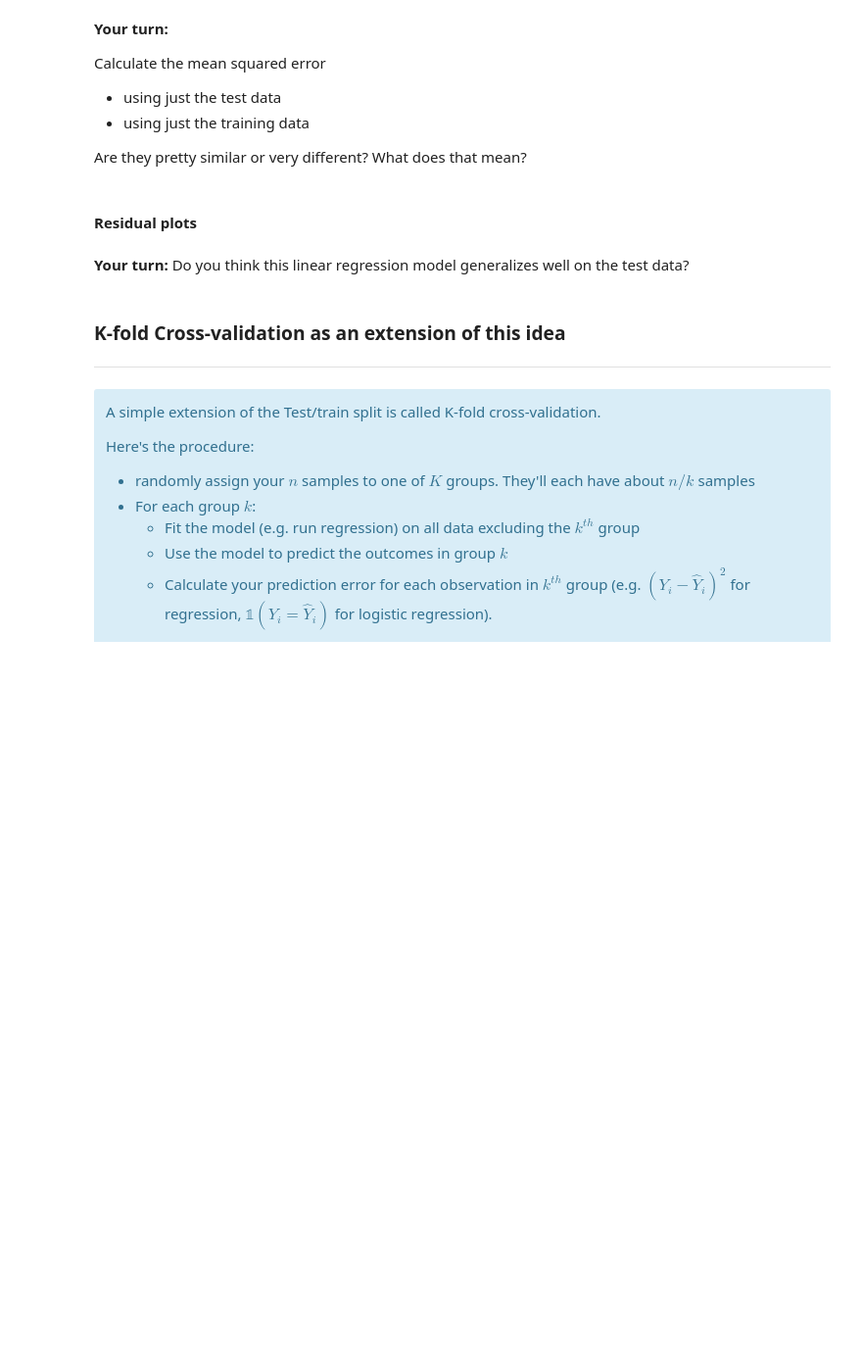
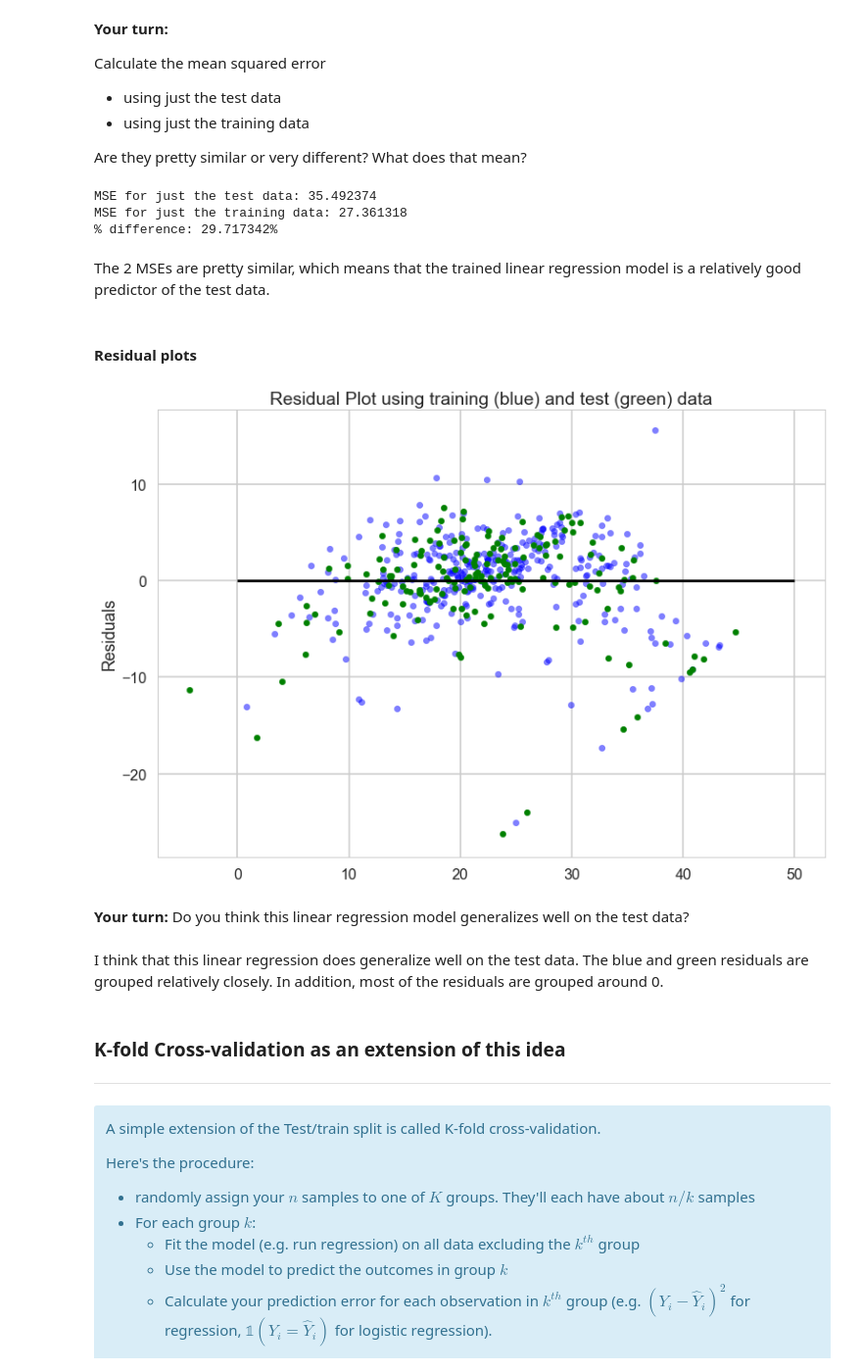
Before and after one commit to rs1024/linear_regression, a Jupyter notebook: Mini_Project_Linear_Regression.ipynb, the cells around one changed output. Shown at 98% size. Drawn from its saved outputs; the diff is of its cells as text; code cells hidden in the pictures; blank space fills up the shorter version.

```diff
--- a/Mini_Project_Linear_Regression.ipynb
+++ b/Mini_Project_Linear_Regression.ipynb
@@ -768,13 +818,31 @@ Are they pretty similar or very different? What does that mean?
+# %%
+mse_train = np.mean((Y_train - lm_train.predict(X_train[['CRIM', 'RM', 'LSTAT']])) ** 2)
+mse_test = np.mean((Y_test - lm_train_prediction) ** 2)
+
+print('MSE for just the test data: %f' % mse_test)
+print('MSE for just the training data: %f' % mse_train)
+print('%% difference: %f%%' % ((mse_test / mse_train - 1) * 100))
+# %% [output]
+MSE for just the test data: 35.492374
+MSE for just the training data: 27.361318
+% difference: 29.717342%
+# %% [markdown]
+The 2 MSEs are pretty similar, which means that the trained linear regression model is a relatively good predictor of the test data.
 # %% [markdown]
 #### Residual plots
 # %%
 plt.scatter(lm.predict(X_train), lm.predict(X_train) - Y_train, c='b', s=40, alpha=0.5)
 plt.scatter(lm.predict(X_test), lm.predict(X_test) - Y_test, c='g', s=40)
 plt.hlines(y = 0, xmin=0, xmax = 50)
 plt.title('Residual Plot using training (blue) and test (green) data')
 plt.ylabel('Residuals')
+None
+# %% [output]
+[figure, added]
 # %% [markdown]
 **Your turn:** Do you think this linear regression model generalizes well on the test data?
+# %% [markdown]
+I think that this linear regression does generalize well on the test data. The blue and green residuals are grouped relatively closely. In addition, most of the residuals are grouped around 0.
 # %% [markdown]
 ### K-fold Cross-validation as an extension of this idea
 ***
```
Also changed, not shown: parts of 15 cells of this notebook.
